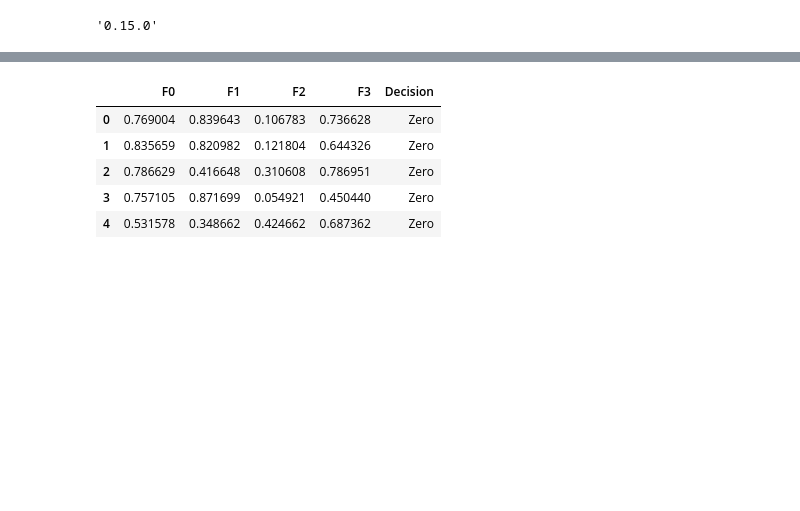
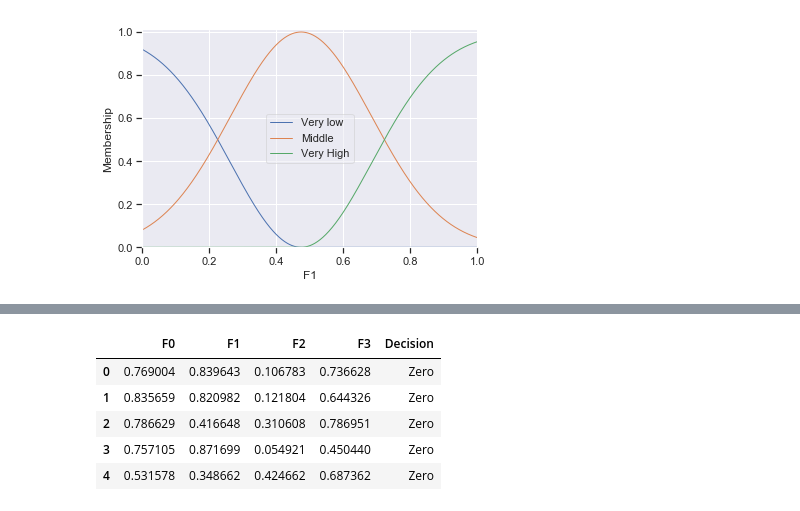
Before and after one commit to AdamDlubak/Ki67, a Jupyter notebook: Test - Datasets/Untitled1.ipynb, the cells around one changed output, grey strips where cells are left out. Saved outputs shown, nothing was run; the diff lists cells and outputs as text; code cells hidden in the pictures; blank space fills up the shorter version.

```diff
--- a/Test - Datasets/Untitled1.ipynb
+++ b/Test - Datasets/Untitled1.ipynb
@@ -15,8 +15,8 @@ for x in fuzzifier.features:
 self.showResults(features_df)
 
 return features_df
-# %%
-import skimage as sk
-sk.__version__
-# %% [output]
-'0.15.0'
+# %%
+df = pickle.load(open("C:/Users/Adam/Documents/Studia/Magisterka/Projekt/Test - Datasets/Pickle/Haberman/3 Gausses/features.p", "rb"))
+df[1].view()
+# %% [output]
+[figure, added]
```
Also changed, not shown: parts of 4 cells of this notebook, 34 other files.
